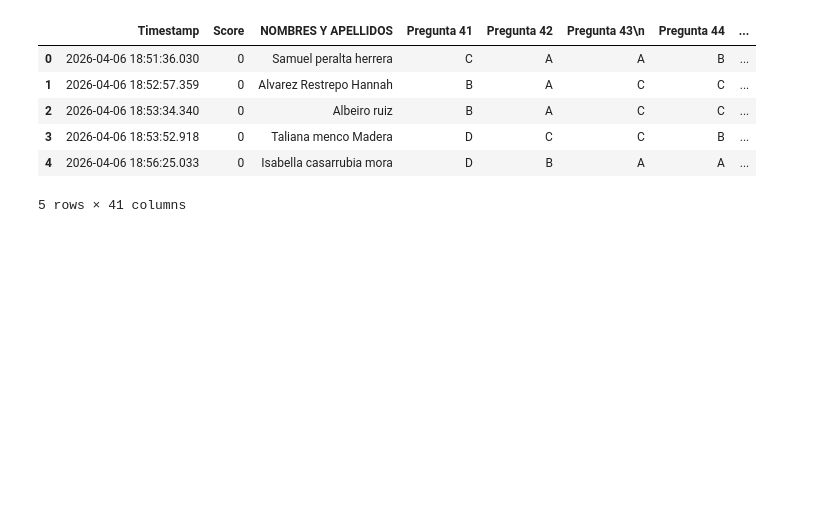
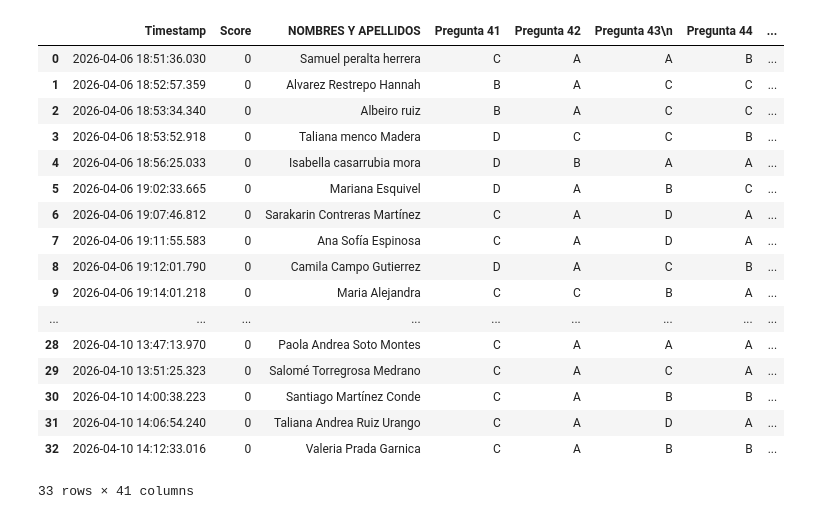
Before and after one commit to marco-canas/camino-udea, a Jupyter notebook: 9_asistencia_evaluacion/analisis_prueba_diagnostica.ipynb, the cells around one changed output. Drawn from its saved outputs; the diff is of its cells as text; code cells hidden in the pictures; blank space fills up the shorter version.

Commit message:
ya tengo el dataframe de las respuestas correctas construido

```diff
--- a/9_asistencia_evaluacion/analisis_prueba_diagnostica.ipynb
+++ b/9_asistencia_evaluacion/analisis_prueba_diagnostica.ipynb
@@ -34,16 +39,27 @@ Length: 38, dtype: str
 # %%
 import pandas as pd
 
-df_marco_diagnostico = pd.read_excel(r"C:\Users\marco\Documentos\extension\camino-udea\9_asistencia_evaluacion\respuestas_preliminares_prueba_diagnostica.xlsx")
-df_marco_diagnostico.head()
+df_marco_diagnostico = pd.read_excel(r"C:\Users\marco\Documentos\extension\camino-udea\9_asistencia_evaluacion\respuestas_prueba_diagnostica.xlsx")
+df_marco_diagnostico
 # %% [output]
 |  | Timestamp | Score | NOMBRES Y APELLIDOS | Pregunta 41 | Pregunta 42 | Pregunta 43\n | Pregunta 44 | ... |
 | 0 | 2026-04-06 18:51:36.030 | 0 | Samuel peralta herrera | C | A | A | B | ... |
 | 1 | 2026-04-06 18:52:57.359 | 0 | Alvarez Restrepo Hannah | B | A | C | C | ... |
 | 2 | 2026-04-06 18:53:34.340 | 0 | Albeiro ruiz | B | A | C | C | ... |
 | 3 | 2026-04-06 18:53:52.918 | 0 | Taliana menco Madera | D | C | C | B | ... |
 | 4 | 2026-04-06 18:56:25.033 | 0 | Isabella casarrubia mora | D | B | A | A | ... |
+| 5 | 2026-04-06 19:02:33.665 | 0 | Mariana Esquivel | D | A | B | C | ... |
+| 6 | 2026-04-06 19:07:46.812 | 0 | Sarakarin Contreras Martínez | C | A | D | A | ... |
+| 7 | 2026-04-06 19:11:55.583 | 0 | Ana Sofía Espinosa | C | A | D | A | ... |
+| 8 | 2026-04-06 19:12:01.790 | 0 | Camila Campo Gutierrez | D | A | C | B | ... |
+| 9 | 2026-04-06 19:14:01.218 | 0 | Maria Alejandra | C | C | B | A | ... |
+| ... | ... | ... | ... | ... | ... | ... | ... | ... |
+| 28 | 2026-04-10 13:47:13.970 | 0 | Paola Andrea Soto Montes | C | A | A | A | ... |
+| 29 | 2026-04-10 13:51:25.323 | 0 | Salomé Torregrosa Medrano | C | A | C | A | ... |
+| 30 | 2026-04-10 14:00:38.223 | 0 | Santiago Martínez Conde | C | A | B | B | ... |
+| 31 | 2026-04-10 14:06:54.240 | 0 | Taliana Andrea Ruiz Urango | C | A | D | A | ... |
+| 32 | 2026-04-10 14:12:33.016 | 0 | Valeria Prada Garnica | C | A | B | B | ... |
-5 rows × 41 columns
+33 rows × 41 columns
 # %%
 df_marco_diagnostico['NOMBRES Y APELLIDOS']
 # %% [output]
```
Also changed, not shown: parts of 13 cells of this notebook, 6 other files.
